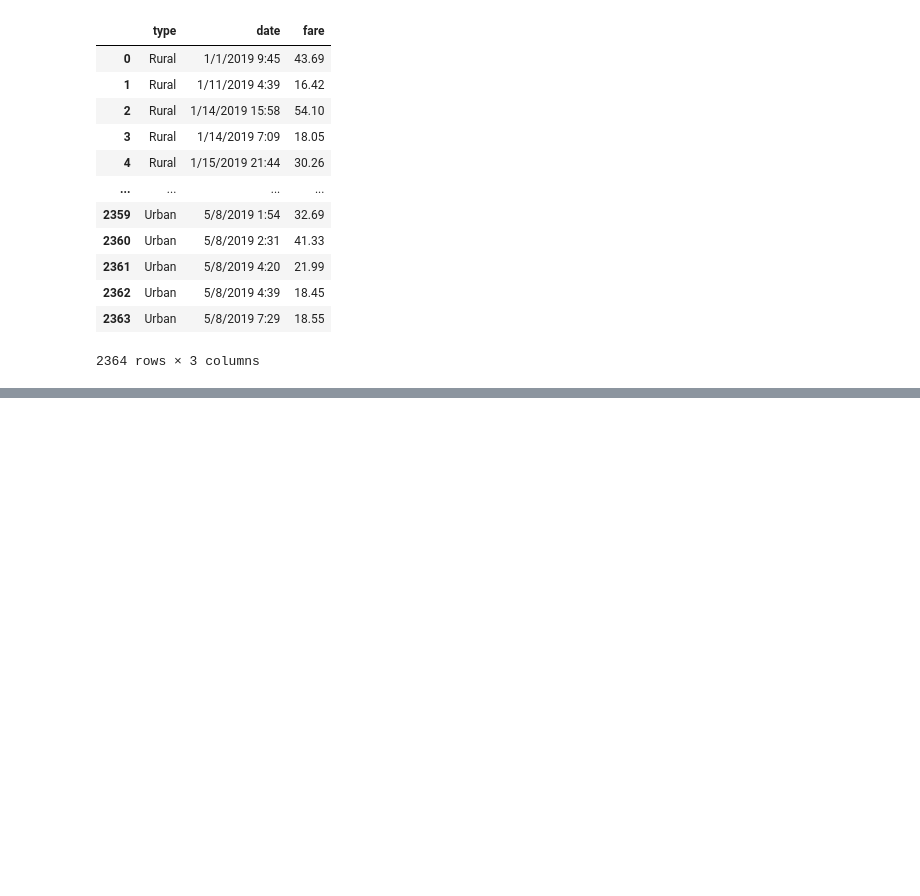
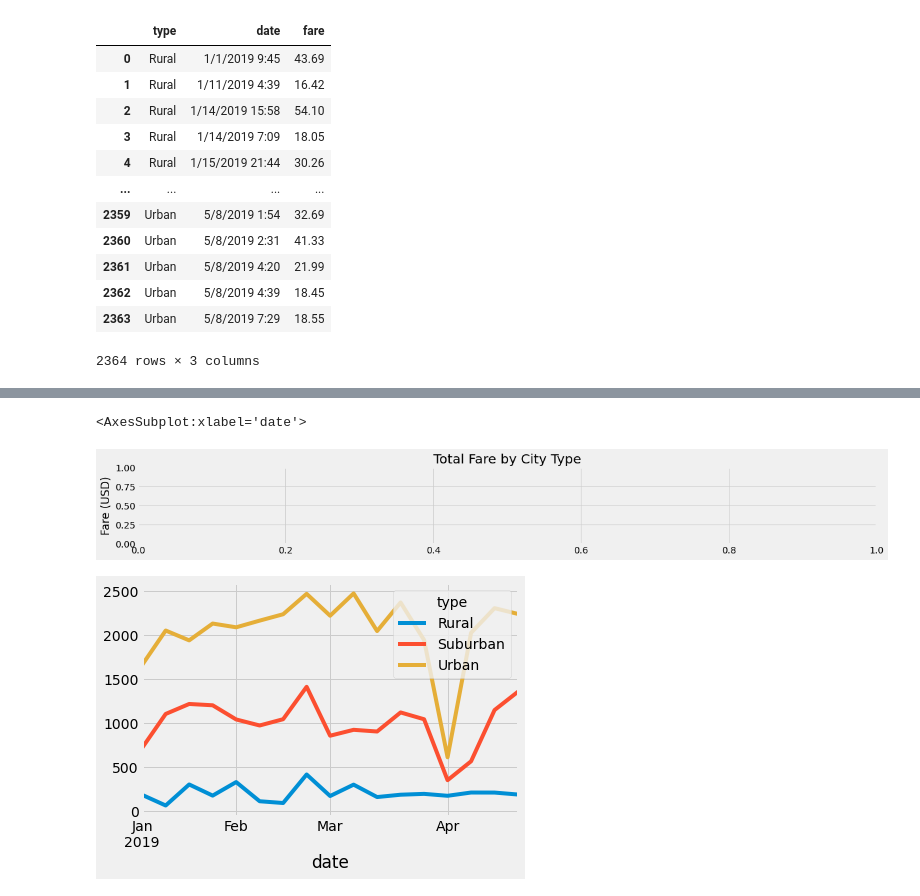
Before and after one commit to PaigeSpiller/PyBer_Analysis, a Jupyter notebook: PyBer_Challenge.ipynb, the cells around one changed output, grey strips where cells are left out. Drawn from its saved outputs; the diff is of its cells as text; code cells hidden in the pictures; blank space fills up the shorter version.

Commit message:
Pyber challenge update

```diff
--- a/PyBer_Challenge.ipynb
+++ b/PyBer_Challenge.ipynb
@@ -122,6 +123,6 @@ pyber_data_df.head()
 # %%
 # 2. Using groupby() to create a new DataFrame showing the sum of the fares
 #  for each date where the indices are the city type and date.
-sum_fares_by_type_and_date = pyber_data_df.groupby(["type","date"]).sum()["fare"]
+sum_fares_by_type_and_date = pyber_data_df.groupby(["type","date"]).sum()[["fare"]]
 sum_fares_by_type_and_date.head()
 # %% [output]
@@ -163,2 +177,5 @@ AttributeError: 'Series' object has no attribute 'pivot'
 # %%
 # 5. Create a new DataFrame from the pivot table DataFrame using loc on the given dates, '2019-01-01':'2019-04-29'.
+
+fares_by_date = sum_fares_by_type_and_date_pivot.loc['1/1/2019':'4/29/2019']
+fares_by_date
@@ -165,3 +197,6 @@ AttributeError: 'Series' object has no attribute 'pivot'
 # %%
 # 6. Set the "date" index to datetime datatype. This is necessary to use the resample() method in Step 8.
 # df.index = pd.to_datetime(df.index)
+
+fares_by_date.index = pd.to_datetime(fares_by_date.index)
+fares_by_date
@@ -170,2 +232,4 @@ AttributeError: 'Series' object has no attribute 'pivot'
 # %%
 # 8. Create a new DataFrame using the "resample()" function by week 'W' and get the sum of the fares for each week.
+fares_by_week = fares_by_date.resample('W').sum()
+fares_by_week
@@ -172,7 +256,16 @@ AttributeError: 'Series' object has no attribute 'pivot'
 # %%
 # 8. Using the object-oriented interface method, plot the resample DataFrame using the df.plot() function.
 
 # Import the style from Matplotlib.
 from matplotlib import style
 # Use the graph style fivethirtyeight.
 style.use('fivethirtyeight')
+
+plt.figure(figsize=(18,2))
+plt.title("Total Fare by City Type")
+plt.ylabel("Fare (USD)")
+fares_by_week.plot()
+# %% [output]
+<AxesSubplot:xlabel='date'>
+[figure, added]
+[figure, added]
```
Also changed, not shown: parts of 7 cells of this notebook.
